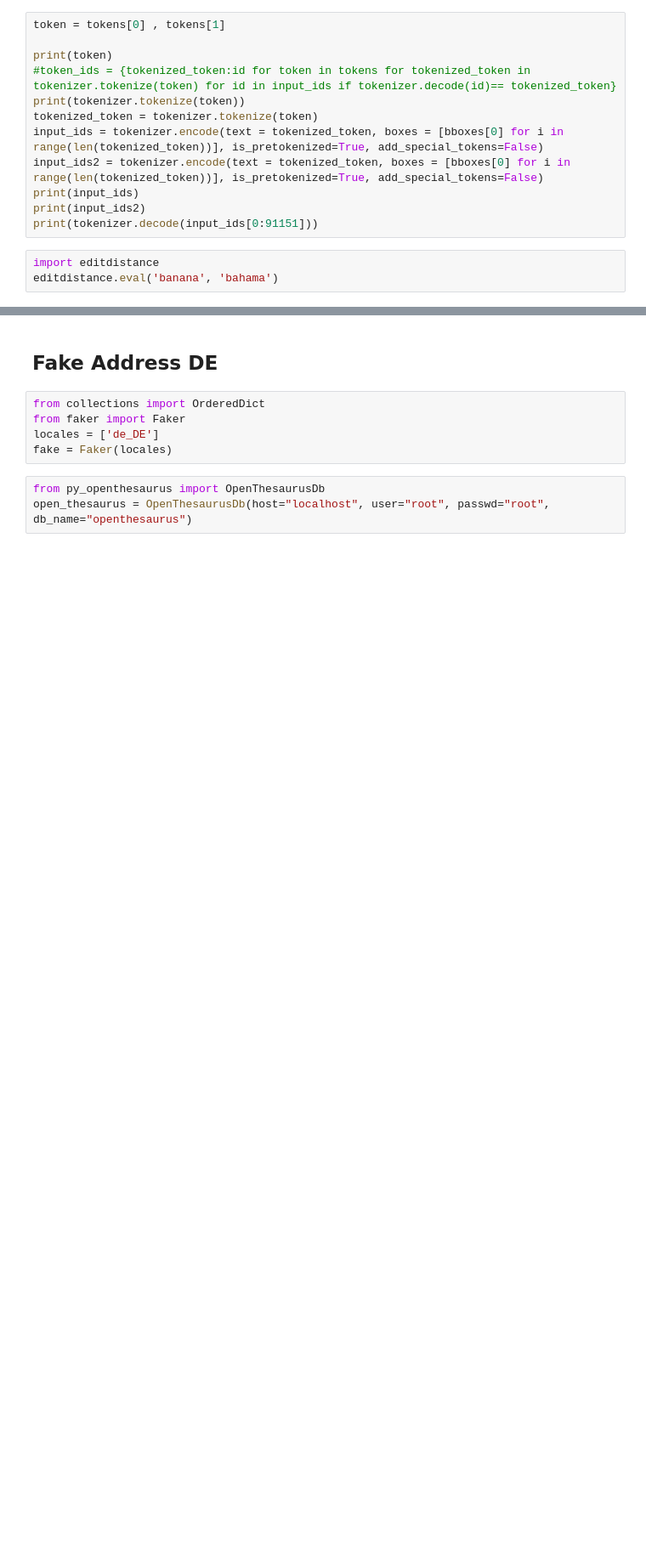
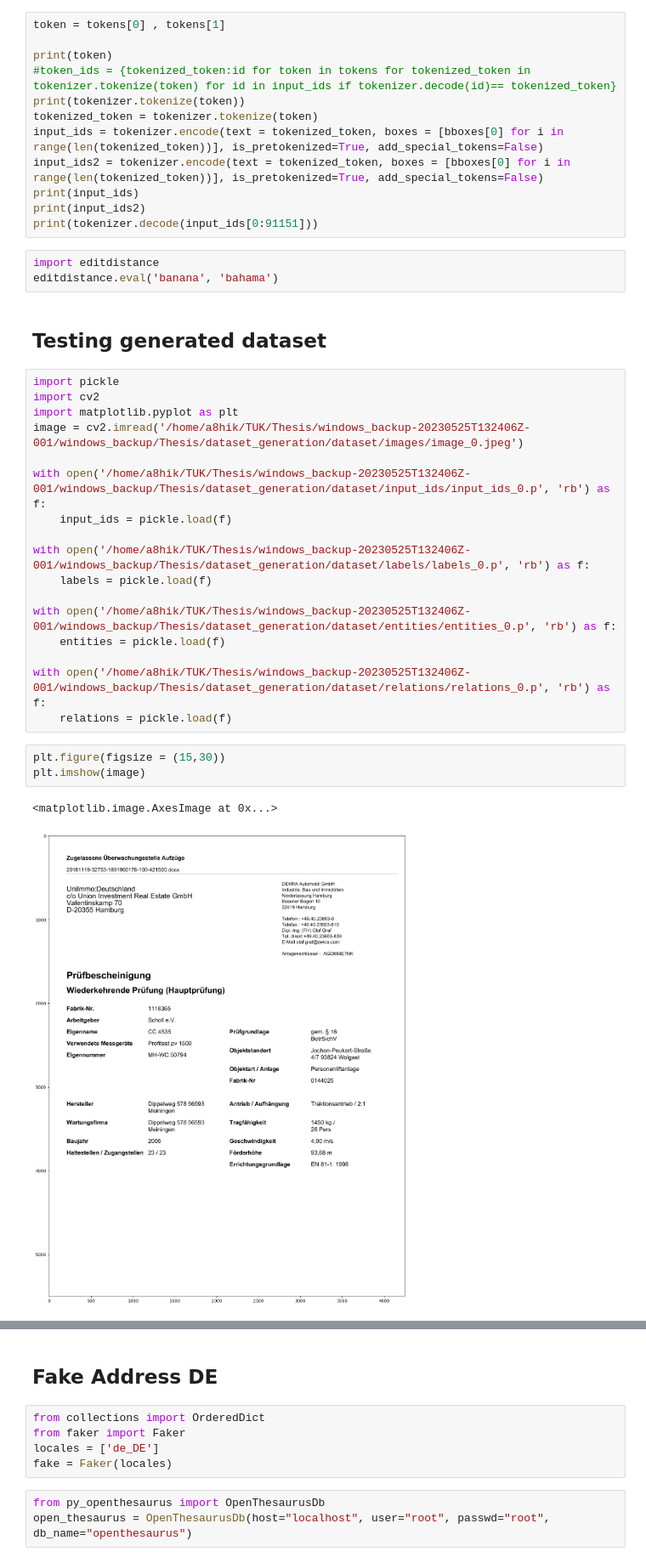
Before and after one commit to abhijit0/KIE_Syntetic_data, a Jupyter notebook: template_1/dataset_creation.ipynb, the cells around one changed output, grey strips where cells are left out. Shown at 85% size. Saved outputs shown, nothing was run; the diff lists cells and outputs as text; blank space fills up the shorter version.

```diff
--- a/template_1/dataset_creation.ipynb
+++ b/template_1/dataset_creation.ipynb
@@ -211,3 +265,28 @@ print(tokenizer.decode(input_ids[0:91151]))
 # %%
 import editdistance
 editdistance.eval('banana', 'bahama')
+# %% [markdown]
+## Testing generated dataset
+# %%
+import pickle
+import cv2
+import matplotlib.pyplot as plt
+image = cv2.imread('/home/a8hik/TUK/Thesis/windows_backup-20230525T132406Z-001/windows_backup/Thesis/dataset_generation/dataset/images/image_0.jpeg')
+
+with open('/home/a8hik/TUK/Thesis/windows_backup-20230525T132406Z-001/windows_backup/Thesis/dataset_generation/dataset/input_ids/input_ids_0.p', 'rb') as f:
+    input_ids = pickle.load(f)
+
+with open('/home/a8hik/TUK/Thesis/windows_backup-20230525T132406Z-001/windows_backup/Thesis/dataset_generation/dataset/labels/labels_0.p', 'rb') as f:
+    labels = pickle.load(f)
+
+with open('/home/a8hik/TUK/Thesis/windows_backup-20230525T132406Z-001/windows_backup/Thesis/dataset_generation/dataset/entities/entities_0.p', 'rb') as f:
+    entities = pickle.load(f)
+
+with open('/home/a8hik/TUK/Thesis/windows_backup-20230525T132406Z-001/windows_backup/Thesis/dataset_generation/dataset/relations/relations_0.p', 'rb') as f:
+    relations = pickle.load(f)
+# %%
+plt.figure(figsize = (15,30))
+plt.imshow(image)
+# %% [output]
+<matplotlib.image.AxesImage at 0x...>
+[figure, added]
```
Also changed, not shown: parts of 16 cells of this notebook, 5 other files.
